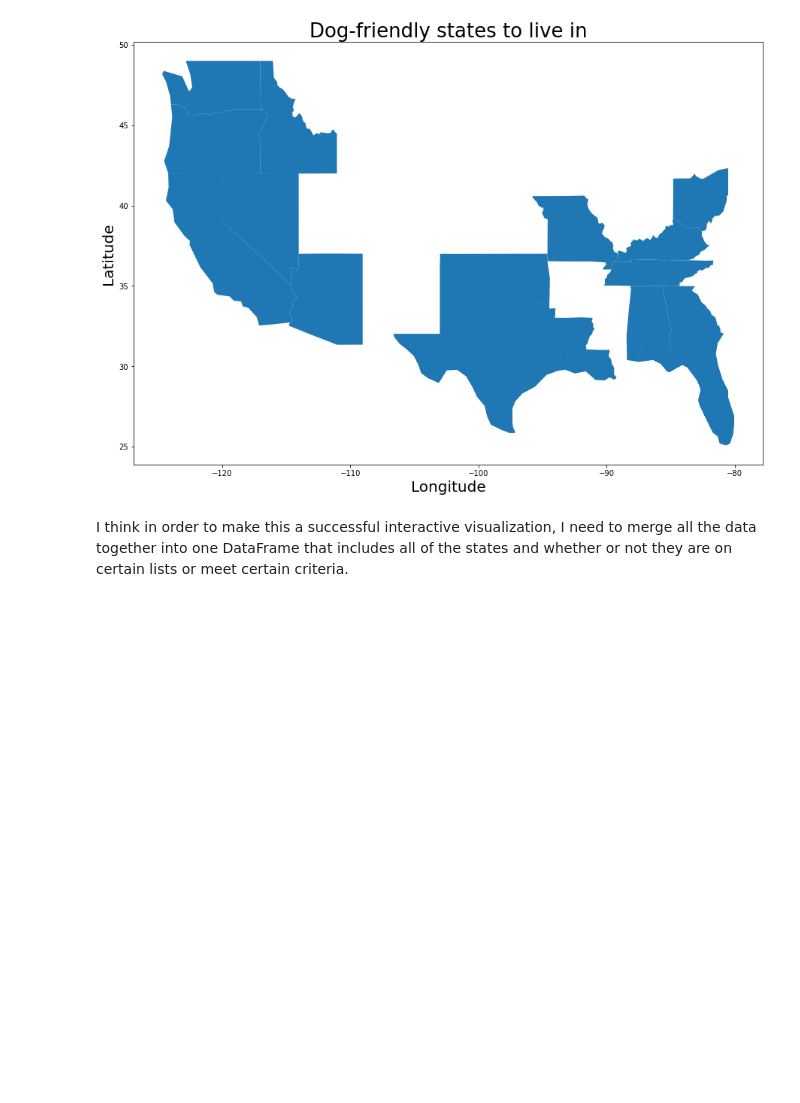
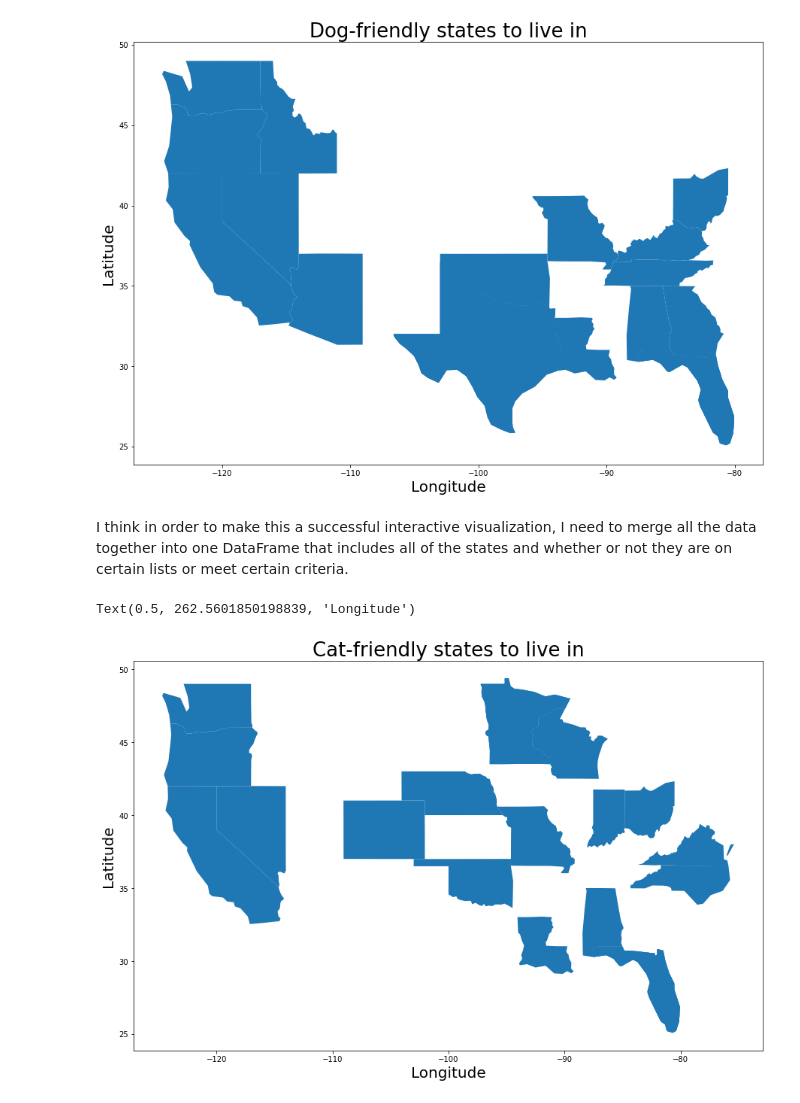
Before and after one commit to KwameTaylor/flask-project, a Jupyter notebook: viz.ipynb, the cells around one changed output. Cells and saved outputs as stored; diff of their text form; code cells hidden in the pictures; blank space fills up the shorter version.

Commit message:
cat-friendly states viz

```diff
--- a/viz.ipynb
+++ b/viz.ipynb
@@ -193,3 +193,12 @@ Text(0.5, 240.68912349469048, 'Longitude')
 [figure]
 # %% [markdown]
 I think in order to make this a successful interactive visualization, I need to merge all the data together into one DataFrame that includes all of the states and whether or not they are on certain lists or meet certain criteria.
+# %%
+fig, ax = plt.subplots(figsize = (15,15))
+merged_cats.plot(ax=ax)
+ax.set_title('Cat-friendly states to live in',fontdict = {'fontsize': 26})
+ax.set_ylabel('Latitude',fontdict = {'fontsize': 20})
+ax.set_xlabel('Longitude',fontdict = {'fontsize': 20})
+# %% [output]
+Text(0.5, 262.5601850198839, 'Longitude')
+[figure, added]
```
